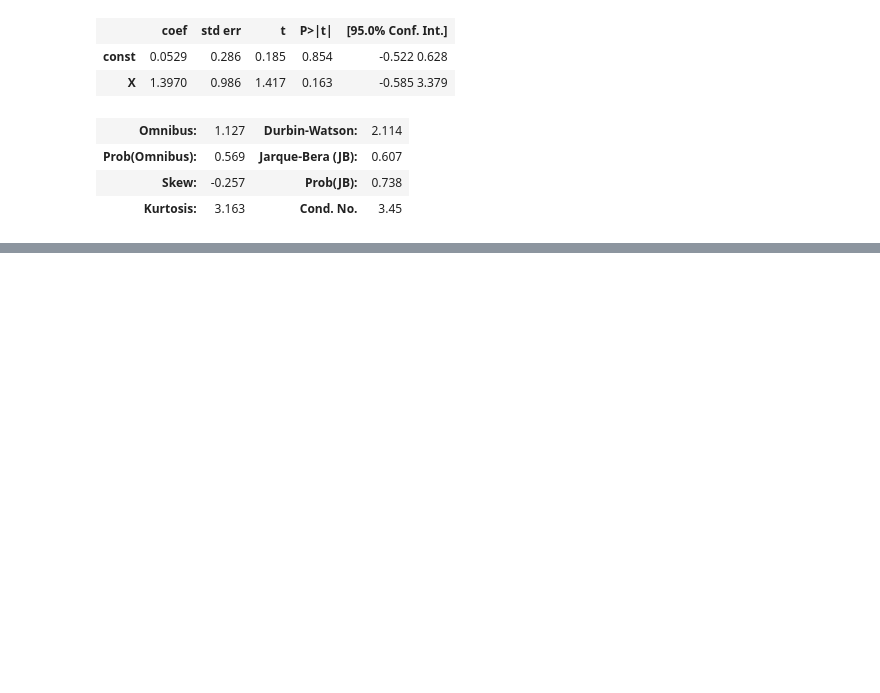
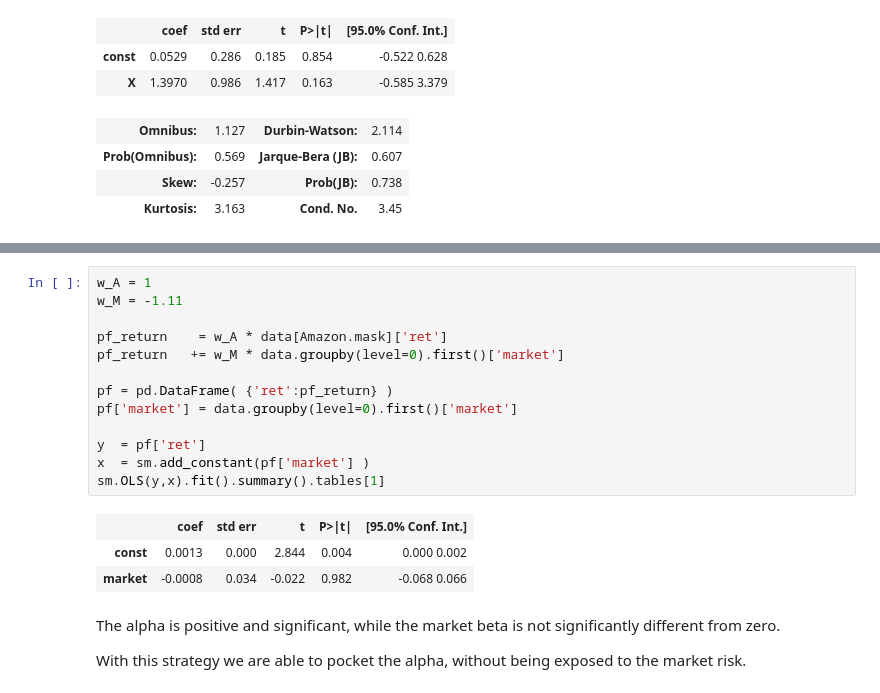
Before and after one commit to AndreaBarbon/Statistical-methods, a Jupyter notebook: Regression Analysis.ipynb, the cells around one changed output, grey strips where cells are left out. Cells and saved outputs as stored; diff of their text form; blank space fills up the shorter version.

```diff
--- a/Regression Analysis.ipynb
+++ b/Regression Analysis.ipynb
@@ -548,0 +634,21 @@ OLS Regression Results
+# %%
+w_A = 1
+w_M = -1.11
+
+pf_return    = w_A * data[Amazon.mask]['ret']
+pf_return   += w_M * data.groupby(level=0).first()['market']
+
+pf = pd.DataFrame( {'ret':pf_return} )
+pf['market'] = data.groupby(level=0).first()['market']
+
+y  = pf['ret']
+x  = sm.add_constant(pf['market'] )
+sm.OLS(y,x).fit().summary().tables[1]
+# %% [output]
+|  | coef | std err | t | P>|t| | [95.0% Conf. Int.] |
+| const | 0.0013 | 0.000 | 2.844 | 0.004 | 0.000 0.002 |
+| market | -0.0008 | 0.034 | -0.022 | 0.982 | -0.068 0.066 |
+# %% [markdown]
+The alpha is positive and significant, while the market beta is not significantly different from zero.
+
+With this strategy we are able to pocket the alpha, without being exposed to the market risk.
```
Also changed, not shown: parts of 17 cells of this notebook, 1 other file.
